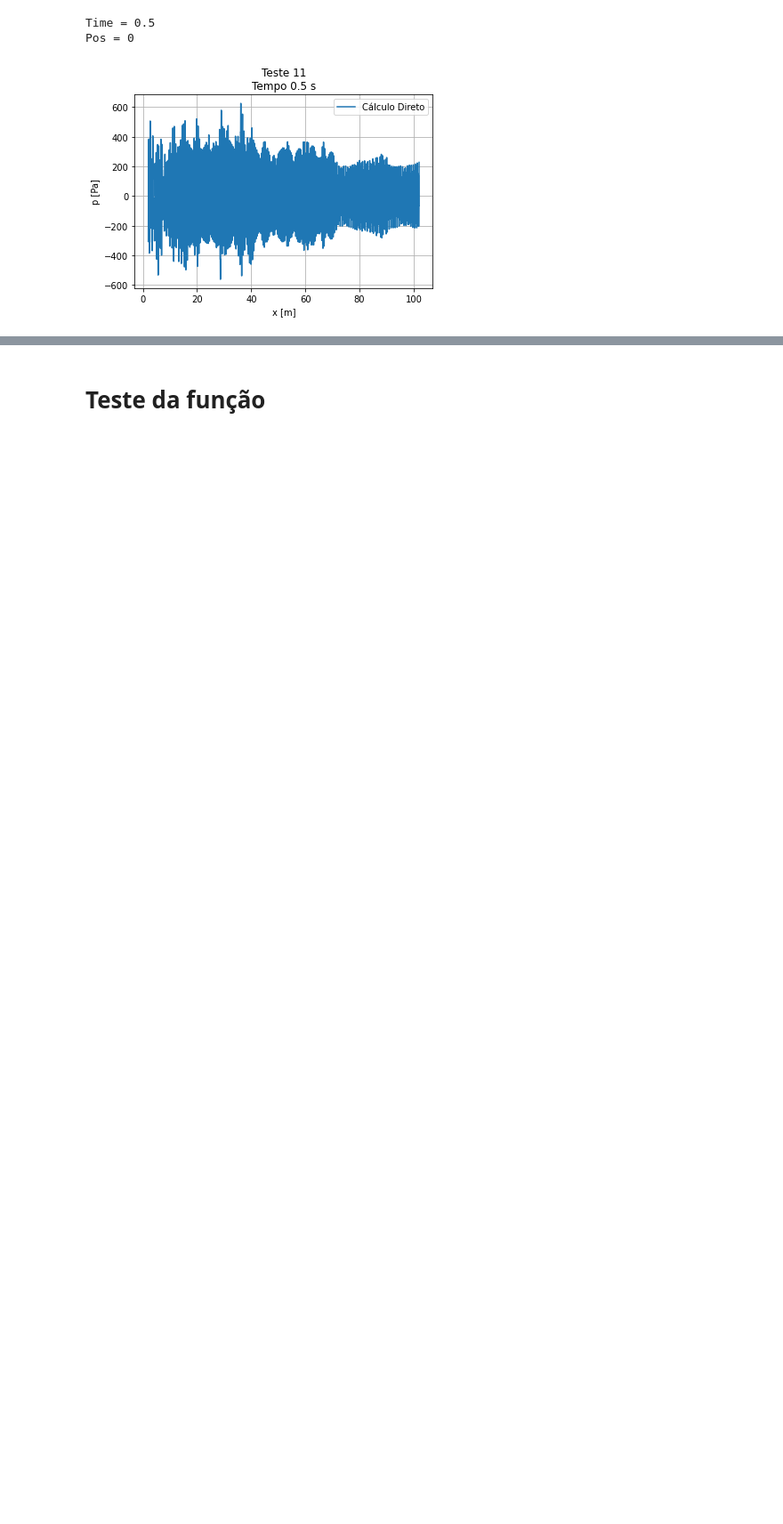
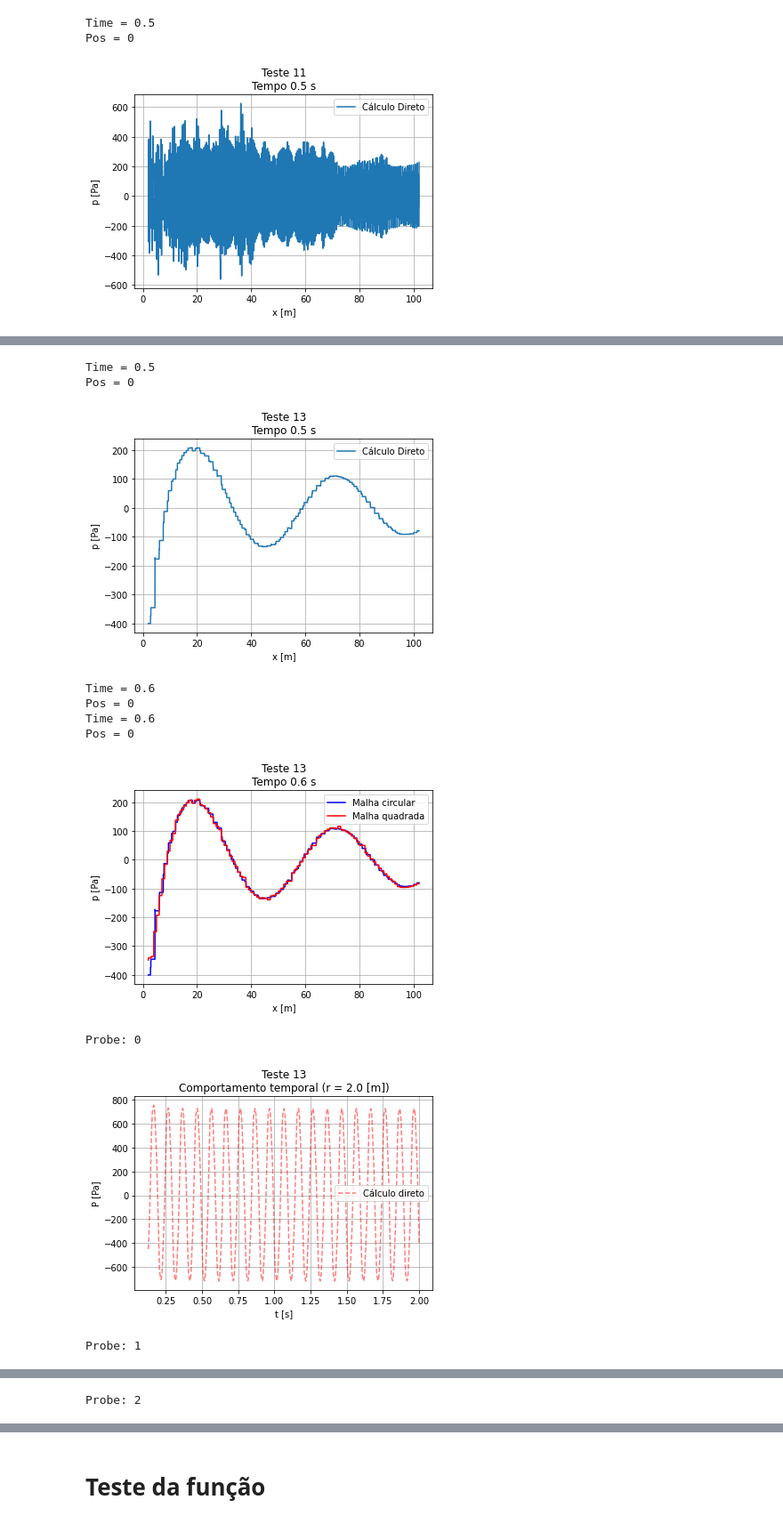
Before and after one commit to Widmark-Kaue/post-process-monopole, a Jupyter notebook: scripts/monopoleFlow.ipynb, the cells around one changed output, grey strips where cells are left out. Shown: that part at 89% size. Cells and saved outputs as stored; diff of their text form; code cells hidden in the pictures; blank space fills up the shorter version.

```diff
--- a/scripts/monopoleFlow.ipynb
+++ b/scripts/monopoleFlow.ipynb
@@ -97,0 +100,59 @@ Pos = 0
+# %%
+import numpy as np
+import wave as wv
+import matplotlib.pyplot as plt
+
+# Comportamento espacial - t = 0.5
+pSim,_,_ = wv.importData('mycentralT13', time = 0.5, case = 'monopoleFlow')
+x = np.linspace(2,102,len(pSim))
+
+plt.plot(x,pSim, label = 'Cálculo Direto')
+plt.xlabel('x [m]')
+plt.ylabel('p [Pa]')
+plt.title('Teste 13\nTempo 0.5 s')
+plt.grid()
+plt.legend()
+plt.show()
+
+# Comportamento espacial - t = 2
+pSim,_,_ = wv.importData('mycentralT13', time = 0.6, case = 'monopoleFlow')
+pSim2,_,_= wv.importData('mycentralT14', time = 0.6, case = 'monopoleFlow')
+x = np.linspace(2,102,len(pSim))
+
+plt.plot(x,pSim, 'b',label = 'Malha circular')
+plt.plot(x,pSim2,'r' ,label = 'Malha quadrada')
+plt.xlabel('x [m]')
+plt.ylabel('p [Pa]')
+plt.title('Teste 13\nTempo 0.6 s')
+plt.grid()
+plt.legend()
+plt.show()
+
+# Comportamento temporal
+microphone = np.linspace(2,102, 11)
+for m in range(len(microphone)):
+    SIM,_,_ = wv.importData('mycentralT13', case = 'monopoleFlow', probe=m)
+
+    ti = f'Teste 13\nComportamento temporal (r = {round(microphone[m],2)} [m])'
+
+    plt.plot(SIM[0], SIM[1], 'r--', label = 'Cálculo direto', alpha = 0.5)
+
+    plt.xlabel('t [s]')
+    plt.ylabel('P [Pa]')
+    plt.title(ti)
+
+    plt.legend()
+    plt.grid()
+    plt.show()
+# %% [output]
+Time = 0.5
+Pos = 0
+[figure, added]
+Time = 0.6
+Pos = 0
+Time = 0.6
+Pos = 0
+[figure, added]
+Probe: 0
+[figure, added]
+Probe: 1
@@ -97,0 +160 @@ Pos = 0
+Probe: 2
```
Also changed, not shown: parts of 2 cells of this notebook.
